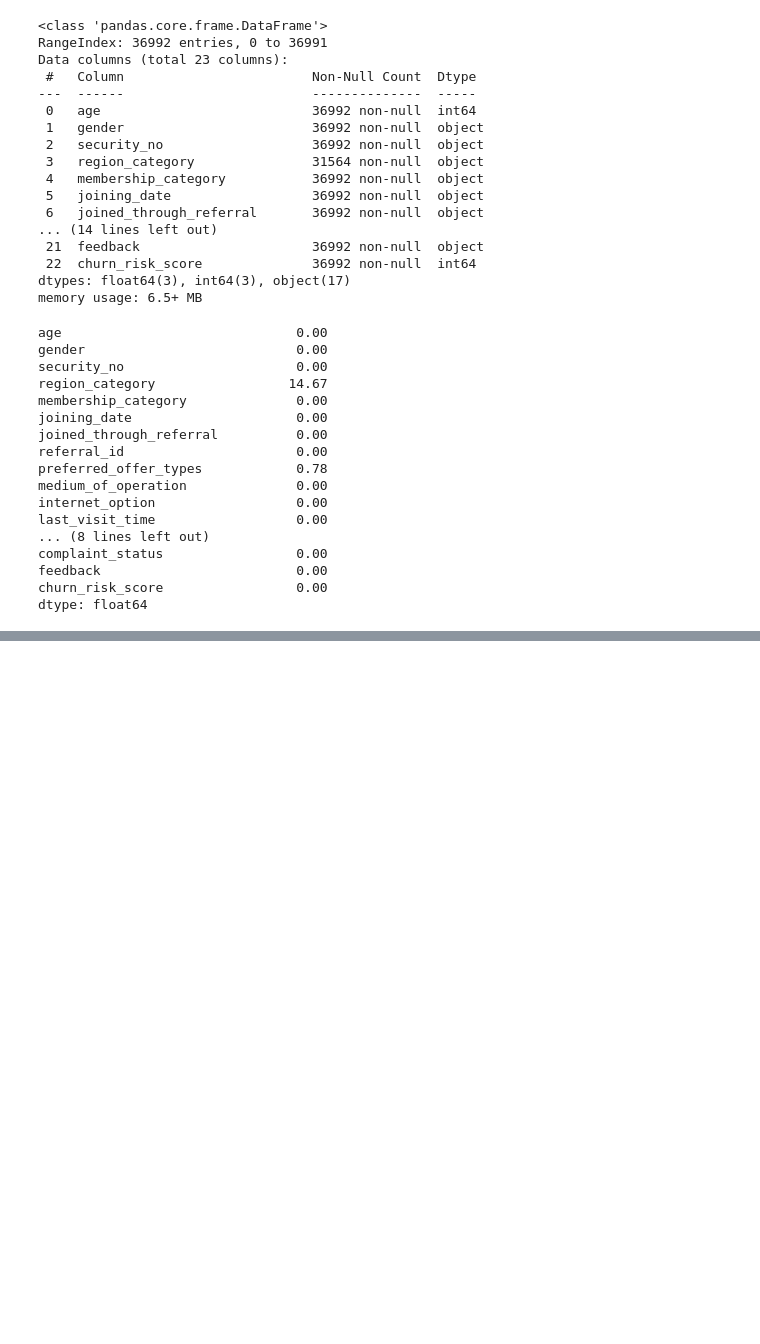
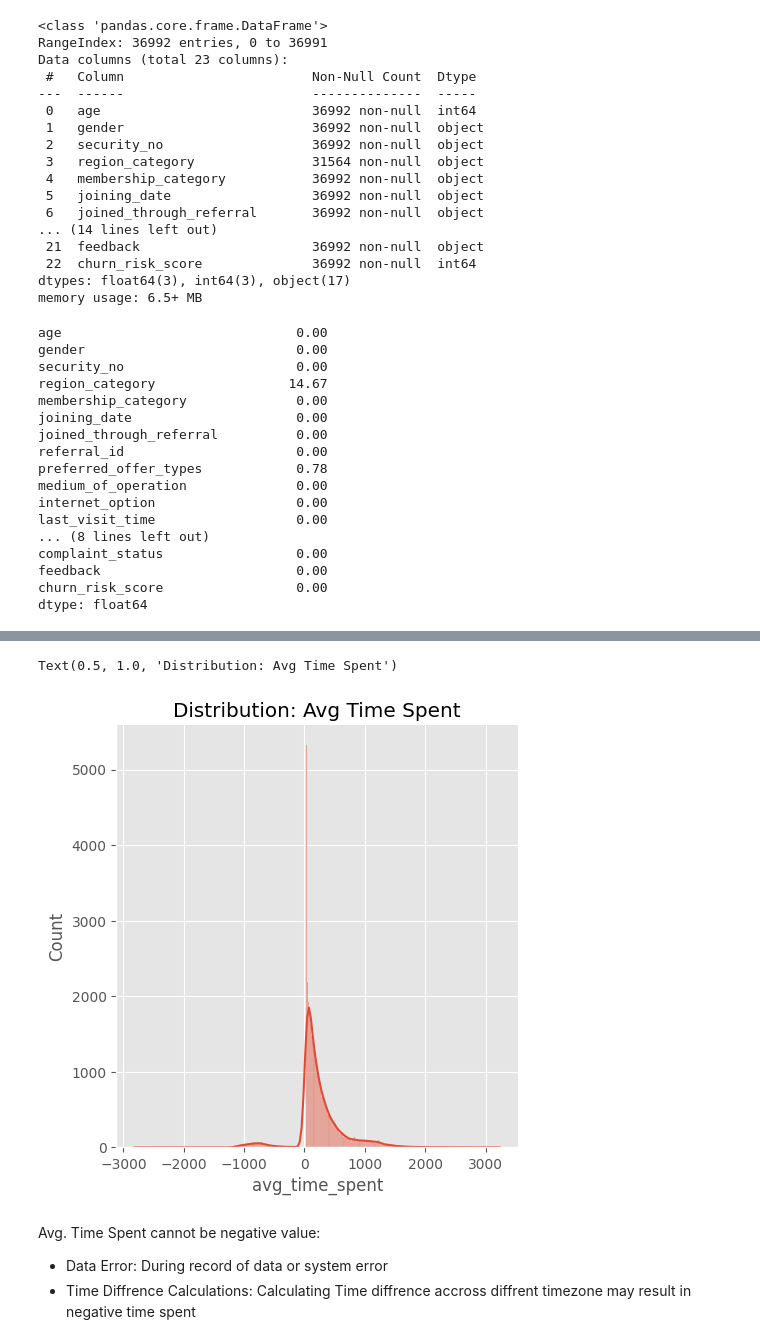
Before and after one commit to AshutoshsinghIndore/customer-churn-model, a Jupyter notebook: Notebook/Notebook.ipynb, the cells around one changed output, grey strips where cells are left out. Cells and saved outputs as stored; diff of their text form; code cells hidden in the pictures; blank space fills up the shorter version.

```diff
--- a/Notebook/Notebook.ipynb
+++ b/Notebook/Notebook.ipynb
@@ -113,0 +125,10 @@ churn_rate_by_region.plot(kind='bar', title='Churn Rate by Region')
+# %%
+sns.displot(df['avg_time_spent'], kde = True)
+plt.title('Distribution: Avg Time Spent')
+# %% [output]
+Text(0.5, 1.0, 'Distribution: Avg Time Spent')
+[figure, added]
+# %% [markdown]
+Avg. Time Spent cannot be negative value:
+ - Data Error: During record of data or system error
+ - Time Diffrence Calculations: Calculating Time diffrence accross diffrent timezone may result in negative time spent
```
Also changed, not shown: parts of 8 cells of this notebook.
